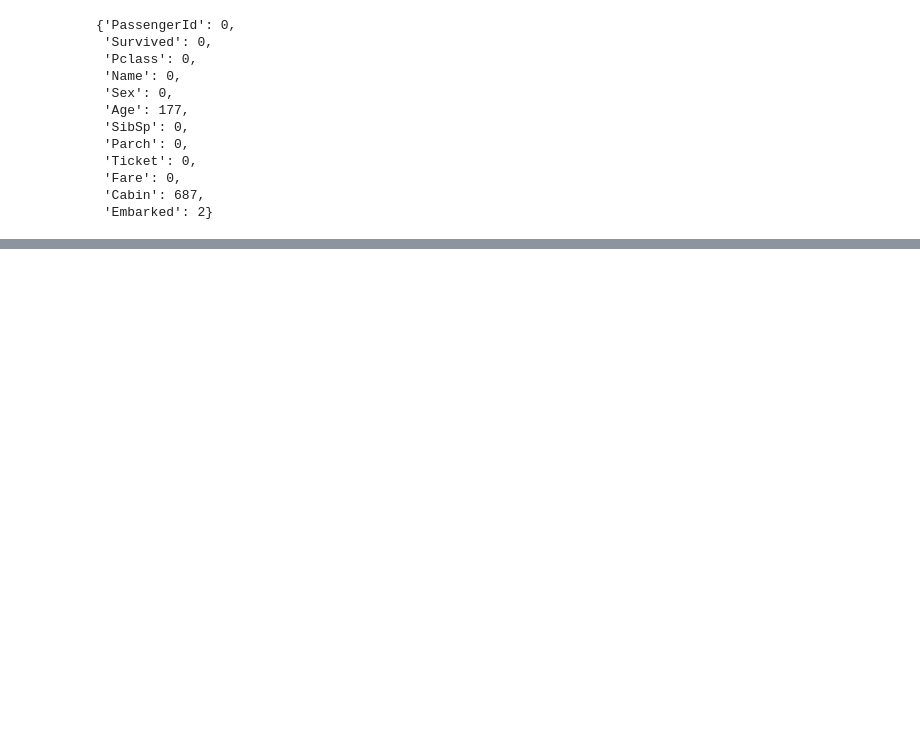
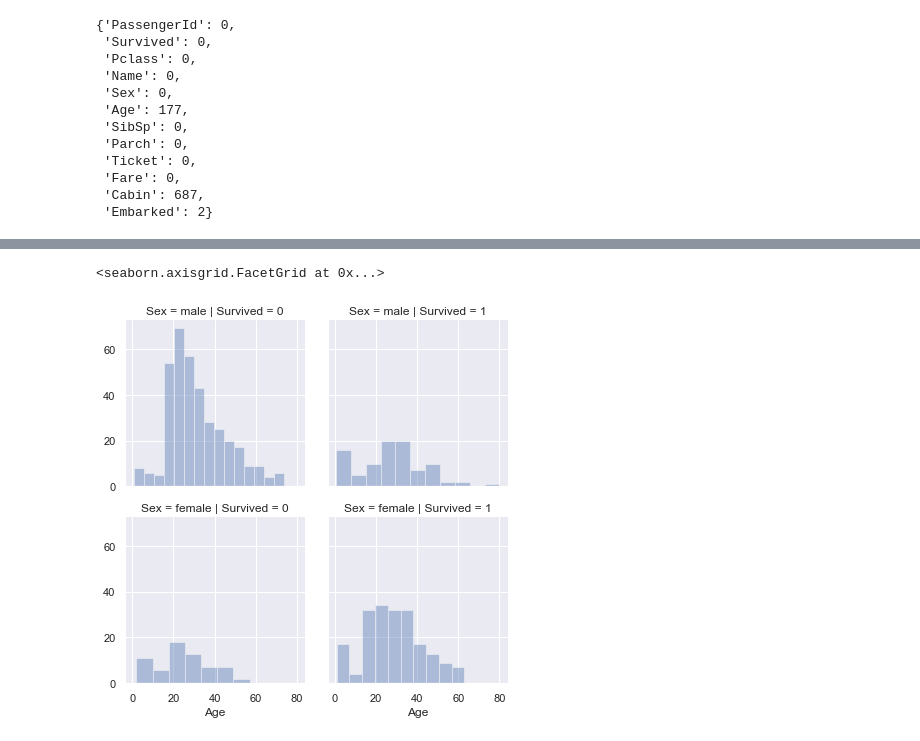
Before and after one commit to JamesLoughridge/titanic, a Jupyter notebook: notebook/exploration.ipynb, the cells around one changed output, grey strips where cells are left out. Drawn from its saved outputs; the diff is of its cells as text; code cells hidden in the pictures; blank space fills up the shorter version.

```diff
--- a/notebook/exploration.ipynb
+++ b/notebook/exploration.ipynb
@@ -88,0 +107,6 @@ train['Title'] = data.find_title(train)
+# %%
+g = sns.FacetGrid(train, col='Survived', row='Sex')
+g.map(sns.distplot, 'Age', kde=False)
+# %% [output]
+<seaborn.axisgrid.FacetGrid at 0x...>
+[figure, added]
```
Also changed, not shown: parts of 9 cells of this notebook.
